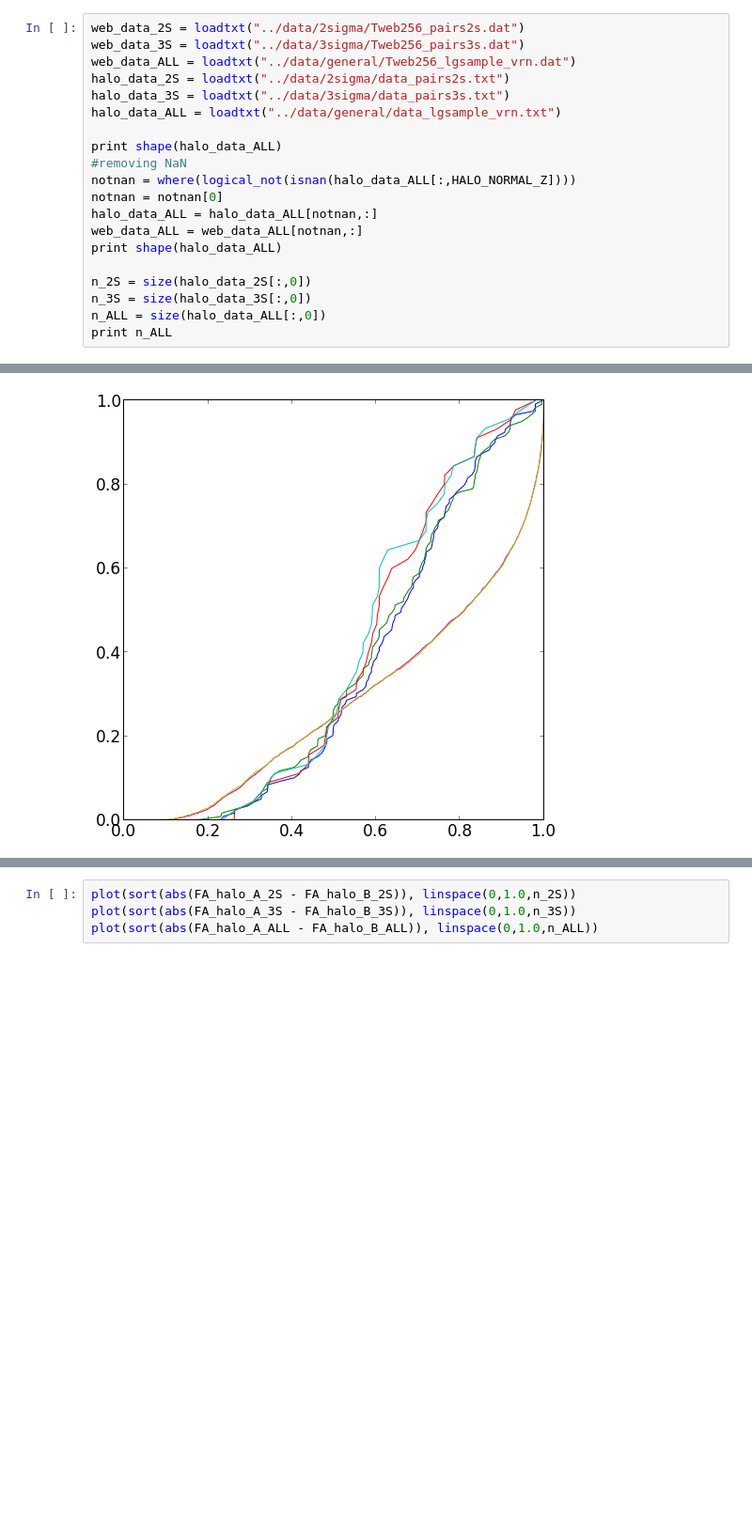
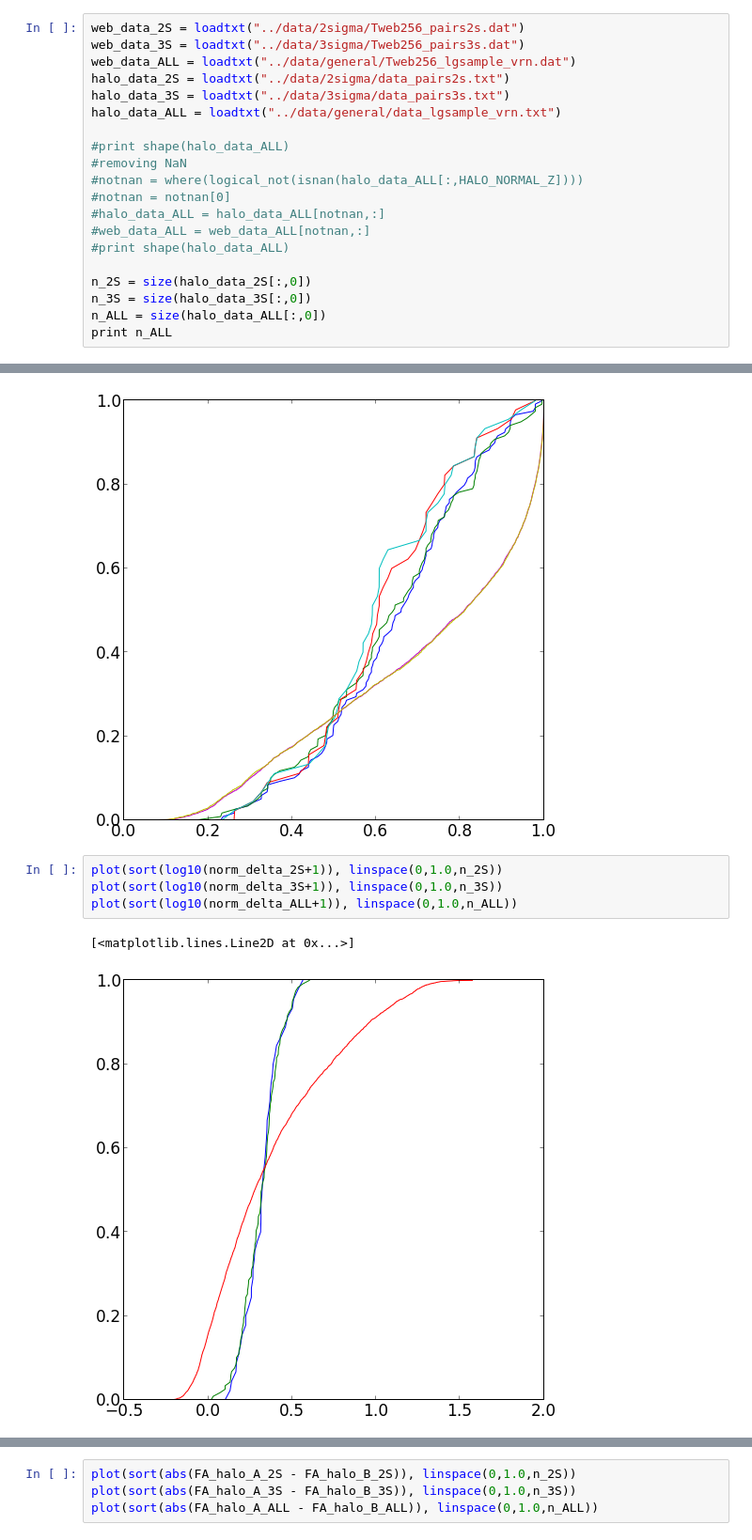
Before and after one commit to forero/LGEnvironment, a Jupyter notebook: code/AnalyzeData.ipynb, the cells around one changed output, grey strips where cells are left out. Shown at 94% size. Drawn from its saved outputs; the diff is of its cells as text; blank space fills up the shorter version.

Commit message:
new plots

```diff
--- a/code/AnalyzeData.ipynb
+++ b/code/AnalyzeData.ipynb
@@ -49,13 +55,13 @@ halo_data_2S = loadtxt("../data/2sigma/data_pairs2s.txt")
 halo_data_3S = loadtxt("../data/3sigma/data_pairs3s.txt")
 halo_data_ALL = loadtxt("../data/general/data_lgsample_vrn.txt")
 
-print shape(halo_data_ALL)
+#print shape(halo_data_ALL)
 #removing NaN
-notnan = where(logical_not(isnan(halo_data_ALL[:,HALO_NORMAL_Z])))
-notnan = notnan[0]
-halo_data_ALL = halo_data_ALL[notnan,:]
-web_data_ALL = web_data_ALL[notnan,:]
-print shape(halo_data_ALL)
+#notnan = where(logical_not(isnan(halo_data_ALL[:,HALO_NORMAL_Z])))
+#notnan = notnan[0]
+#halo_data_ALL = halo_data_ALL[notnan,:]
+#web_data_ALL = web_data_ALL[notnan,:]
+#print shape(halo_data_ALL)
 
 n_2S = size(halo_data_2S[:,0])
 n_3S = size(halo_data_3S[:,0])
@@ -162,3 +166,10 @@ plot(sort(FA_halo_B_ALL), linspace(0,1.0,n_ALL))
 # %% [output]
 [<matplotlib.lines.Line2D at 0x...>]
 [figure]
+# %%
+plot(sort(log10(norm_delta_2S+1)), linspace(0,1.0,n_2S))
+plot(sort(log10(norm_delta_3S+1)), linspace(0,1.0,n_3S))
+plot(sort(log10(norm_delta_ALL+1)), linspace(0,1.0,n_ALL))
+# %% [output]
+[<matplotlib.lines.Line2D at 0x...>]
+[figure, added]
```
Also changed, not shown: parts of 13 cells of this notebook.
